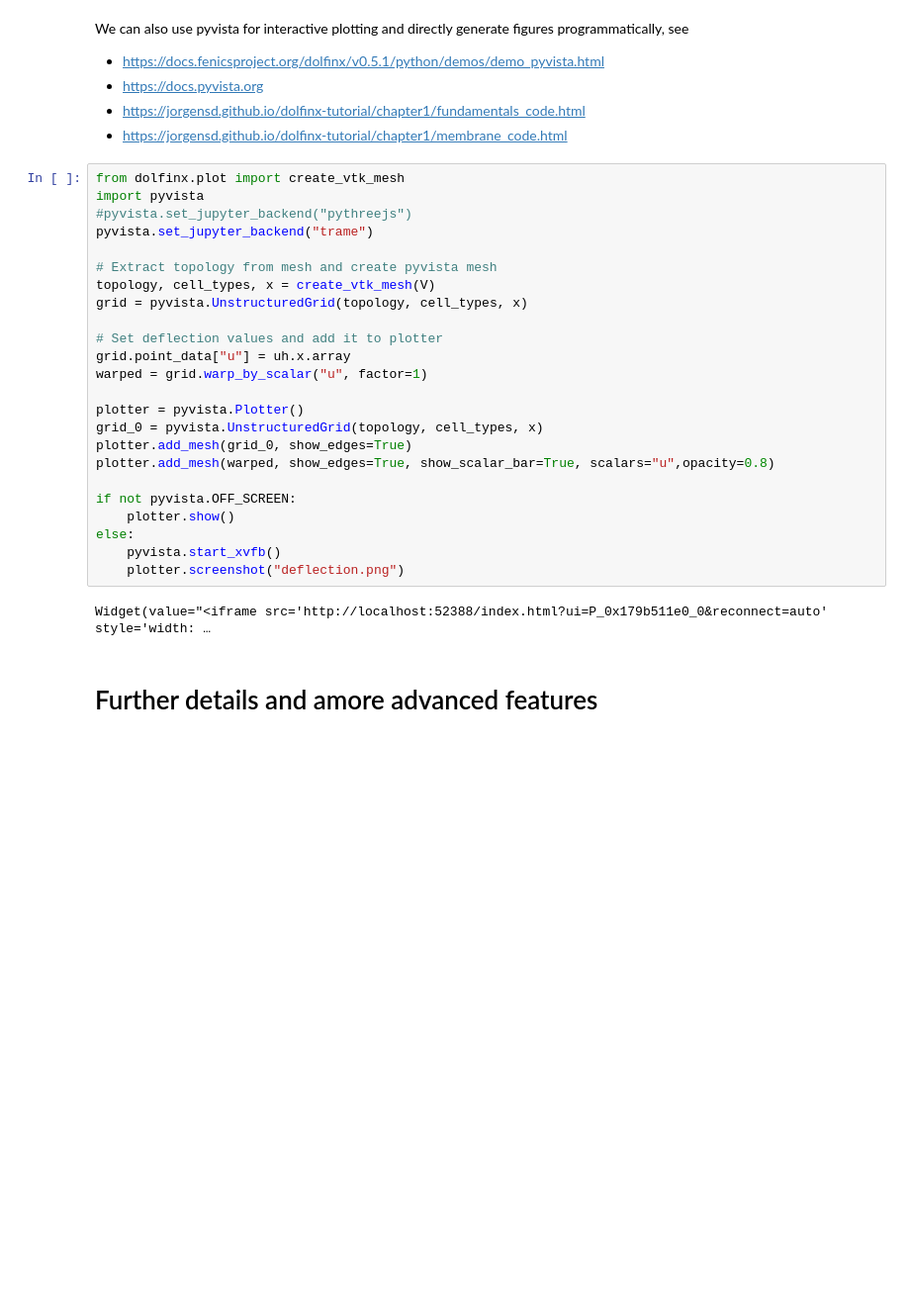
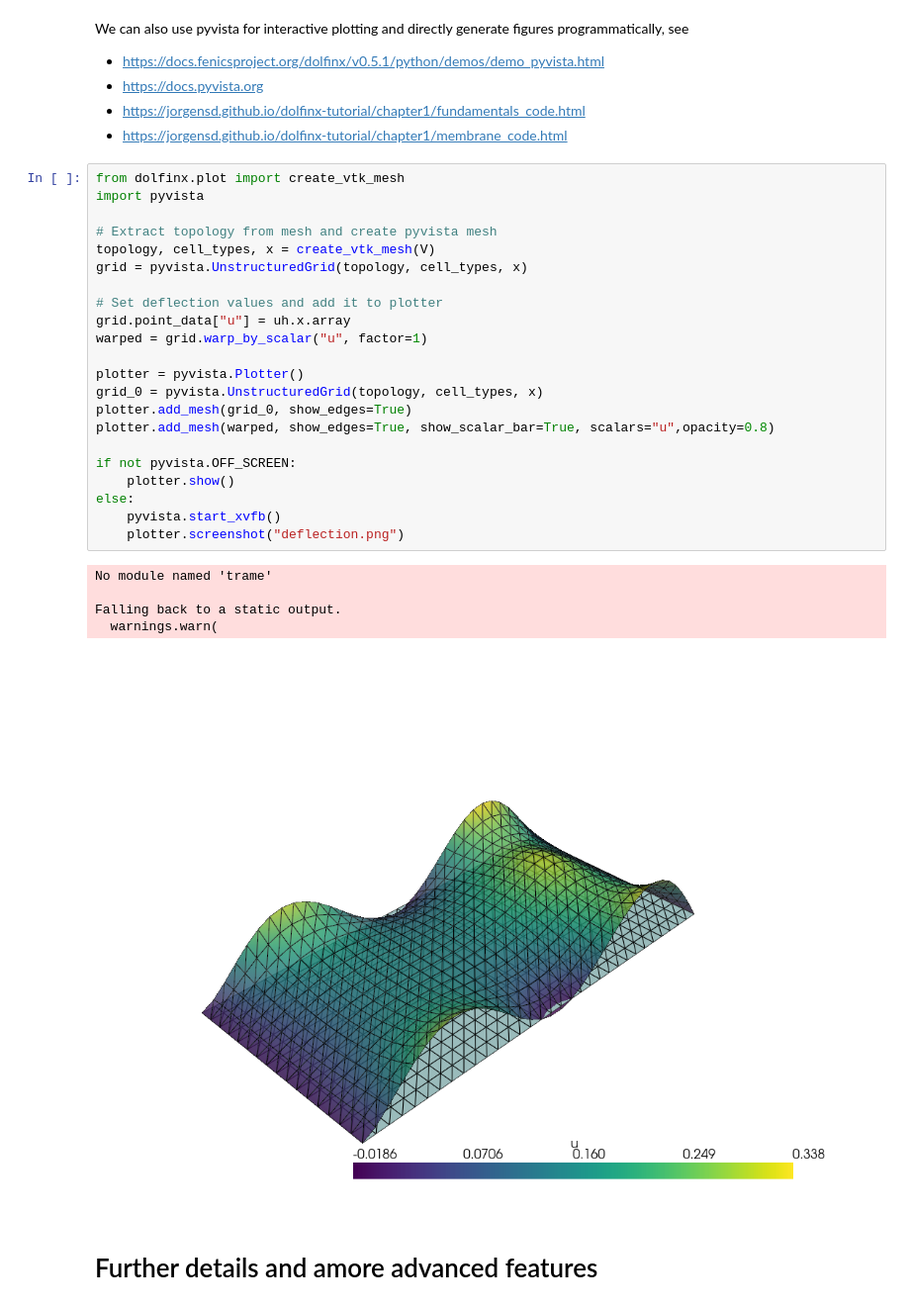
Before and after one commit to msolides-2023/MU5MES01-2023, a Jupyter notebook: 00-Intro/0.1-Poisson.ipynb, the cells around one changed output. Shown at 99% size. Drawn from its saved outputs; the diff is of its cells as text; blank space fills up the shorter version.

```diff
--- a/00-Intro/0.1-Poisson.ipynb
+++ b/00-Intro/0.1-Poisson.ipynb
@@ -108,29 +108,31 @@ We can also use pyvista for interactive plotting and directly generate figures p
 # %%
 from dolfinx.plot import create_vtk_mesh
 import pyvista
-#pyvista.set_jupyter_backend("pythreejs")
-pyvista.set_jupyter_backend("trame")
 
 # Extract topology from mesh and create pyvista mesh
 topology, cell_types, x = create_vtk_mesh(V)
 grid = pyvista.UnstructuredGrid(topology, cell_types, x)
 
 # Set deflection values and add it to plotter
 grid.point_data["u"] = uh.x.array
 warped = grid.warp_by_scalar("u", factor=1)
 
 plotter = pyvista.Plotter()
 grid_0 = pyvista.UnstructuredGrid(topology, cell_types, x)
 plotter.add_mesh(grid_0, show_edges=True)
 plotter.add_mesh(warped, show_edges=True, show_scalar_bar=True, scalars="u",opacity=0.8)
 
 if not pyvista.OFF_SCREEN:
     plotter.show()
 else:
     pyvista.start_xvfb()
     plotter.screenshot("deflection.png")
 # %% [output]
-Widget(value="<iframe src='http://localhost:52388/index.html?ui=P_0x179b511e0_0&reconnect=auto' style='width: …
+No module named 'trame'
+
+Falling back to a static output.
+  warnings.warn(
+[figure, added]
 # %% [markdown]
 # Further details and amore advanced features
 # %% [markdown]
```
Also changed, not shown: parts of 2 cells of this notebook, 1 other file.
